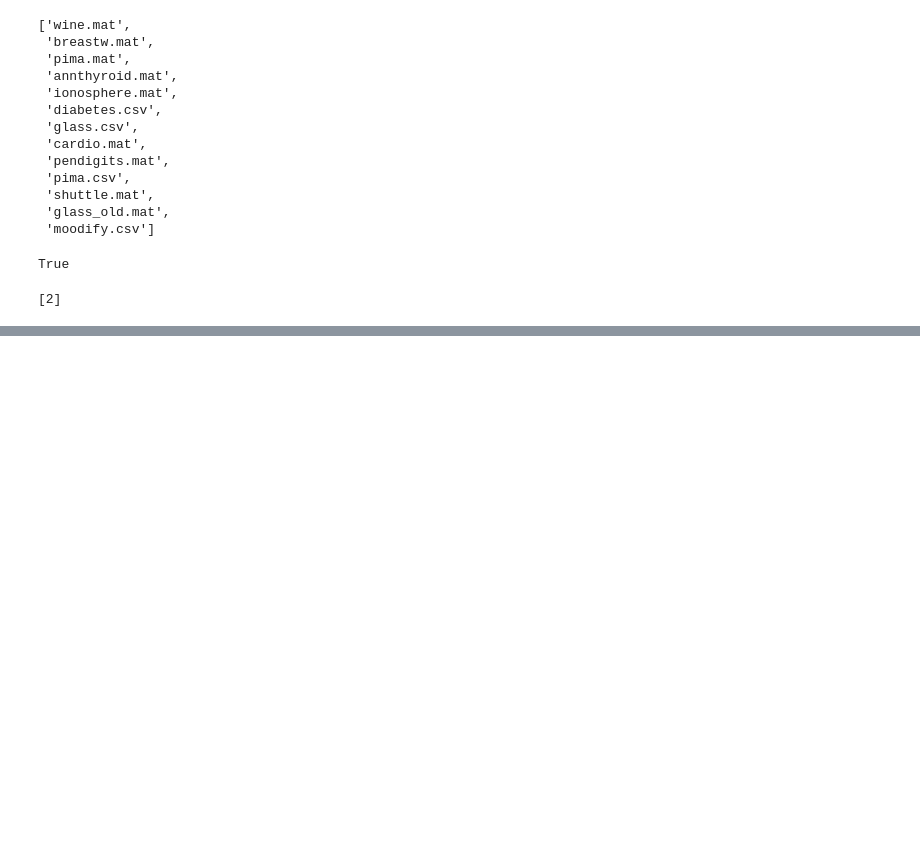
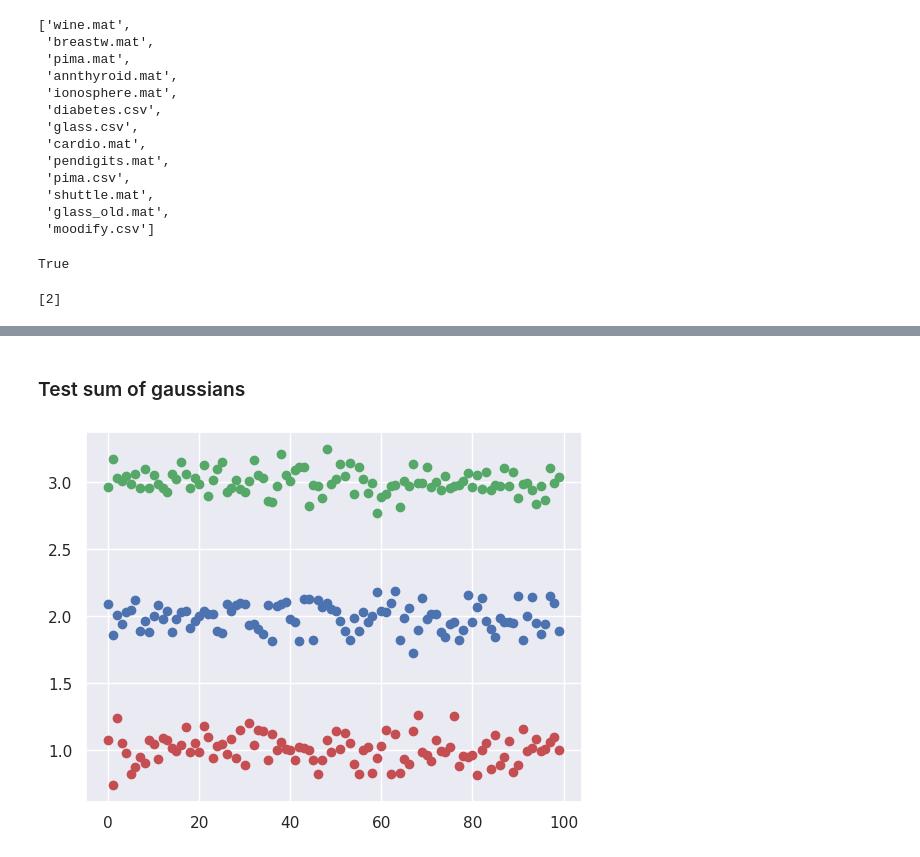
Before and after one commit to alessioarcudi/ExIFFI, a Jupyter notebook: notebooks/fix_stuff.ipynb, the cells around one changed output, grey strips where cells are left out. Drawn from its saved outputs; the diff is of its cells as text; code cells hidden in the pictures; blank space fills up the shorter version.

Commit message:
tests

```diff
--- a/notebooks/fix_stuff.ipynb
+++ b/notebooks/fix_stuff.ipynb
@@ -1758,0 +1816,14 @@ index
+# %% [markdown]
+### Test sum of gaussians
+# %%
+# Sample from a Gaussian with mean 1 and variance 0.1
+g1=np.random.normal(1,0.1,100)
+g2=np.random.normal(2,0.1,100)
+g3=np.random.normal(3,0.1,100)
+# Create a plot that contains all the points from g1,g2 and g3 with different colors
+plt.scatter(range(100),g1,c='r')
+plt.scatter(range(100),g2,c='b')
+plt.scatter(range(100),g3,c='g')
+plt.show()
+# %% [output]
+[figure, added]
```
Also changed, not shown: parts of 21 cells of this notebook.
